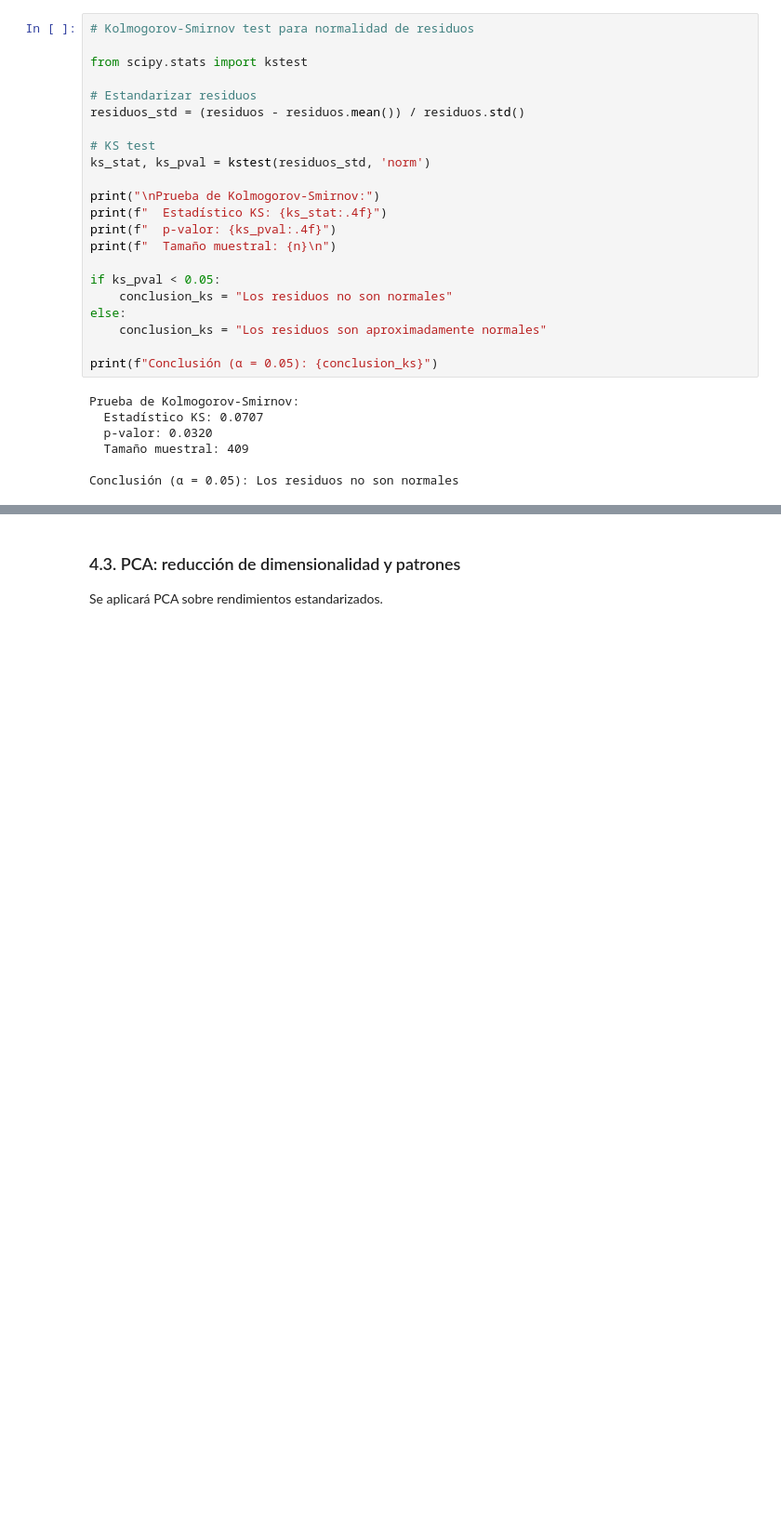
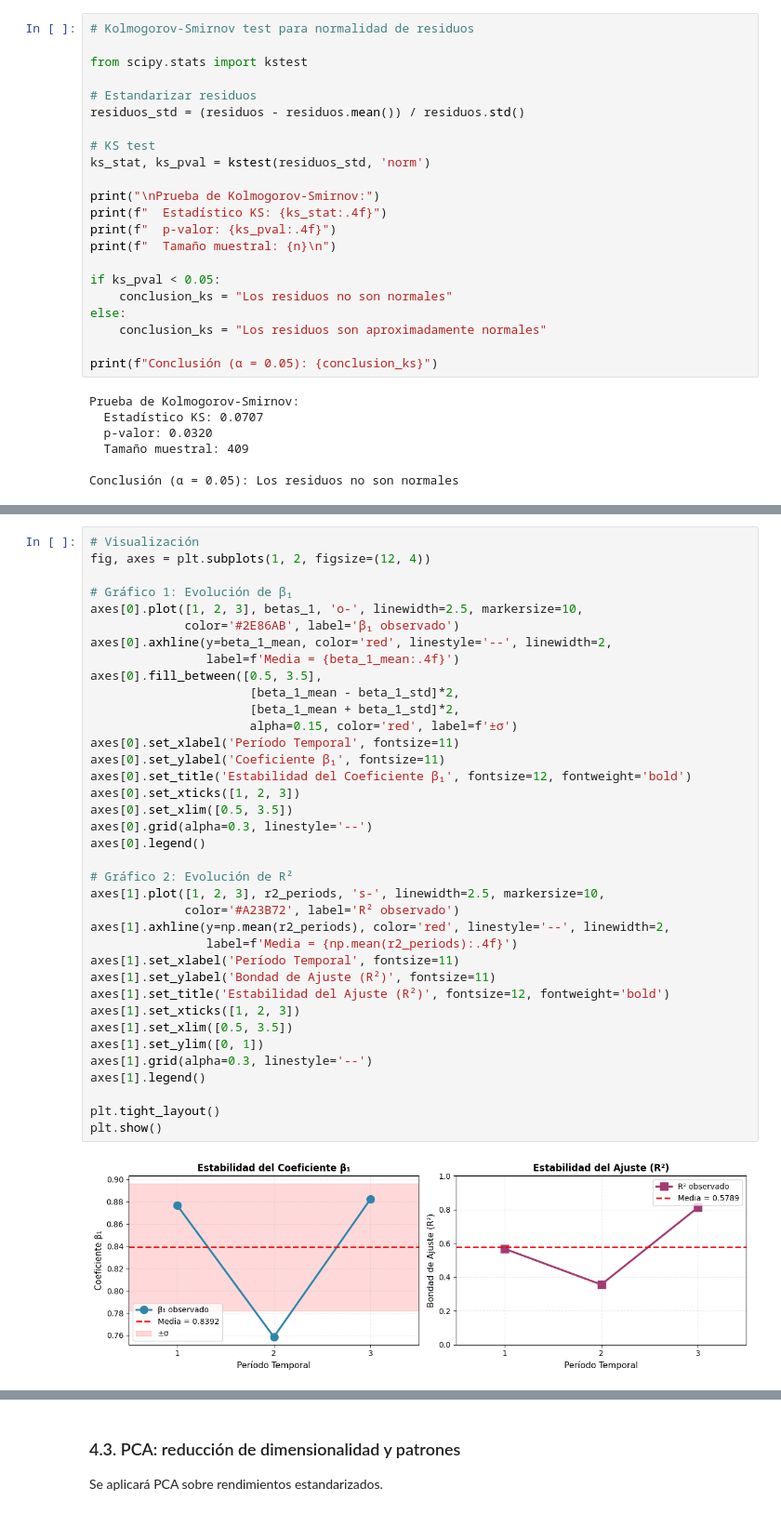
Before and after one commit to JuanCMath/Quantitative-Analysis-of-Financial-Markets, a Jupyter notebook: notebook/Notebook.ipynb, the cells around one changed output, grey strips where cells are left out. Shown at 93% size. Cells and saved outputs as stored; diff of their text form; blank space fills up the shorter version.

```diff
--- a/notebook/Notebook.ipynb
+++ b/notebook/Notebook.ipynb
@@ -1017,0 +1188,39 @@ El modelo es válido pero con limitaciones:
+# %%
+# Visualización
+fig, axes = plt.subplots(1, 2, figsize=(12, 4))
+
+# Gráfico 1: Evolución de β₁
+axes[0].plot([1, 2, 3], betas_1, 'o-', linewidth=2.5, markersize=10,
+             color='#2E86AB', label='β₁ observado')
+axes[0].axhline(y=beta_1_mean, color='red', linestyle='--', linewidth=2,
+                label=f'Media = {beta_1_mean:.4f}')
+axes[0].fill_between([0.5, 3.5],
+                      [beta_1_mean - beta_1_std]*2,
+                      [beta_1_mean + beta_1_std]*2,
+                      alpha=0.15, color='red', label=f'±σ')
+axes[0].set_xlabel('Período Temporal', fontsize=11)
+axes[0].set_ylabel('Coeficiente β₁', fontsize=11)
+axes[0].set_title('Estabilidad del Coeficiente β₁', fontsize=12, fontweight='bold')
+axes[0].set_xticks([1, 2, 3])
+axes[0].set_xlim([0.5, 3.5])
+axes[0].grid(alpha=0.3, linestyle='--')
+axes[0].legend()
+
+# Gráfico 2: Evolución de R²
+axes[1].plot([1, 2, 3], r2_periods, 's-', linewidth=2.5, markersize=10,
+             color='#A23B72', label='R² observado')
+axes[1].axhline(y=np.mean(r2_periods), color='red', linestyle='--', linewidth=2,
+                label=f'Media = {np.mean(r2_periods):.4f}')
+axes[1].set_xlabel('Período Temporal', fontsize=11)
+axes[1].set_ylabel('Bondad de Ajuste (R²)', fontsize=11)
+axes[1].set_title('Estabilidad del Ajuste (R²)', fontsize=12, fontweight='bold')
+axes[1].set_xticks([1, 2, 3])
+axes[1].set_xlim([0.5, 3.5])
+axes[1].set_ylim([0, 1])
+axes[1].grid(alpha=0.3, linestyle='--')
+axes[1].legend()
+
+plt.tight_layout()
+plt.show()
+# %% [output]
+[figure, added]
```
Also changed, not shown: parts of 8 cells of this notebook.
